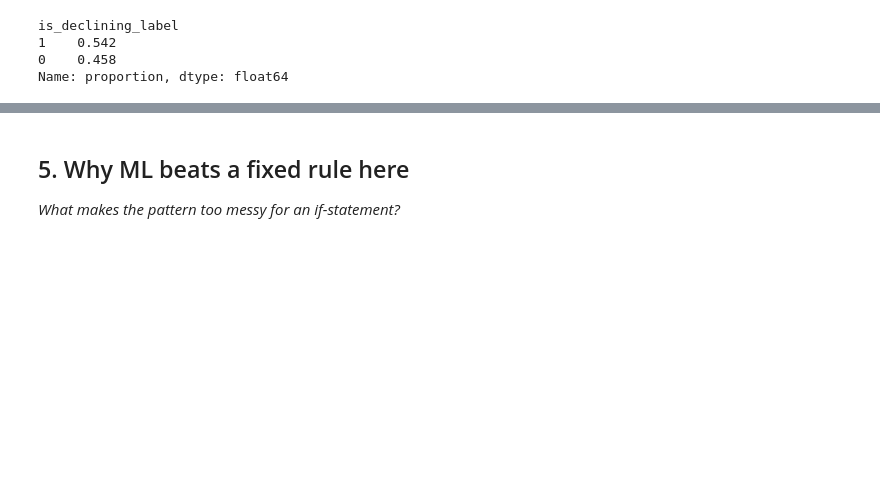
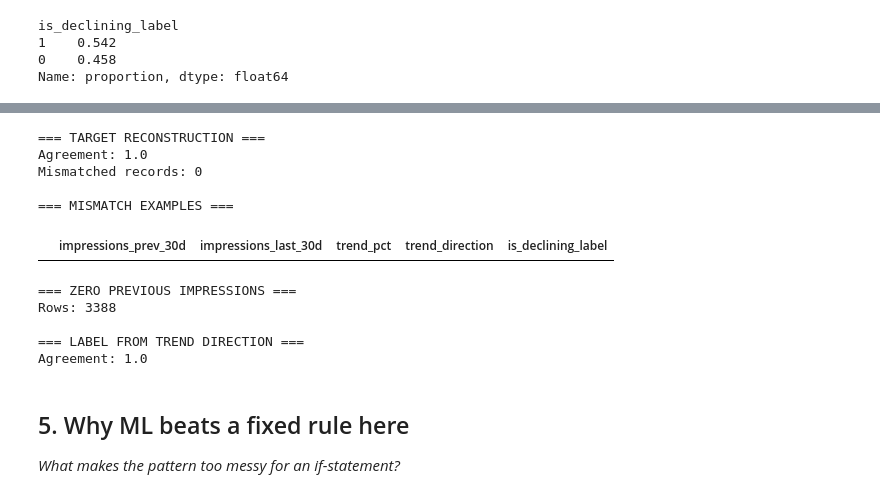
Before and after one commit to yasmeenmh90-beep/flyrank-ml-internship-starter, a Jupyter notebook: work/notebooks/w02_ml_task_framing.ipynb, the cells around one changed output, grey strips where cells are left out. Cells and saved outputs as stored; diff of their text form; code cells hidden in the pictures; blank space fills up the shorter version.

```diff
--- a/work/notebooks/w02_ml_task_framing.ipynb
+++ b/work/notebooks/w02_ml_task_framing.ipynb
@@ -77,3 +228,68 @@ Name: proportion, dtype: float64
+# %%
+
+# ML-03 — Reconstruct target from impression windows
+
+import numpy as np
+
+previous = df["impressions_prev_30d"]
+recent = df["impressions_last_30d"]
+target = df["is_declining_label"]
+
+# Test decline definition directly from counts
+reconstructed = (
+    (previous > 0) &
+    (recent < 0.8 * previous)
+).astype(int)
+
+print("=== TARGET RECONSTRUCTION ===")
+print(
+    "Agreement:",
+    round((reconstructed == target).mean(), 6)
+)
+
+print(
+    "Mismatched records:",
+    int((reconstructed != target).sum())
+)
+
+print("\n=== MISMATCH EXAMPLES ===")
+display(
+    df.loc[
+        reconstructed != target,
+        [
+            "impressions_prev_30d",
+            "impressions_last_30d",
+            "trend_pct",
+            "trend_direction",
+            "is_declining_label"
+        ]
+    ].head(10)
+)
+
+print("\n=== ZERO PREVIOUS IMPRESSIONS ===")
+print("Rows:", int((previous == 0).sum()))
+
+print("\n=== LABEL FROM TREND DIRECTION ===")
+direction_label = (
+    df["trend_direction"] == "down"
+).astype(int)
+
+print(
+    "Agreement:",
+    round((direction_label == target).mean(), 6)
+)
+# %% [output]
+=== TARGET RECONSTRUCTION ===
+Agreement: 1.0
+Mismatched records: 0
+
+=== MISMATCH EXAMPLES ===
+|  | impressions_prev_30d | impressions_last_30d | trend_pct | trend_direction | is_declining_label |
+=== ZERO PREVIOUS IMPRESSIONS ===
+Rows: 3388
+
+=== LABEL FROM TREND DIRECTION ===
+Agreement: 1.0
 # %% [markdown]
 ## 5. Why ML beats a fixed rule here
 
```
Also changed, not shown: parts of 4 cells of this notebook.
